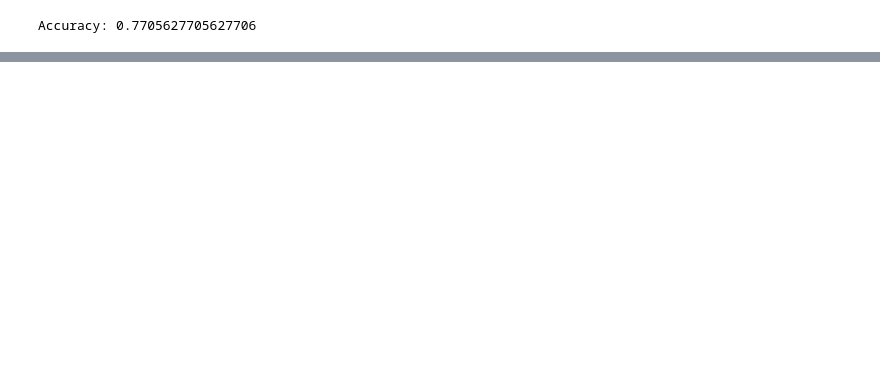
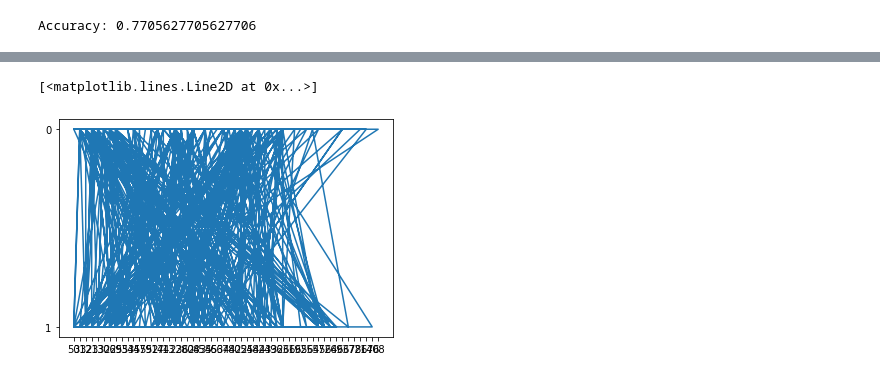
Before and after one commit to WrathTitan/pythonLearnings, a Jupyter notebook: notebooks/decisiontree.ipynb, the cells around one changed output, grey strips where cells are left out. Cells and saved outputs as stored; diff of their text form; code cells hidden in the pictures; blank space fills up the shorter version.

```diff
--- a/notebooks/decisiontree.ipynb
+++ b/notebooks/decisiontree.ipynb
@@ -211,0 +269,5 @@ Accuracy: 0.7705627705627706
+# %%
+plt.plot(X["Age"],mydataset["Outcome"])
+# %% [output]
+[<matplotlib.lines.Line2D at 0x...>]
+[figure, added]
```
Also changed, not shown: parts of 10 cells of this notebook, 7 other files.
